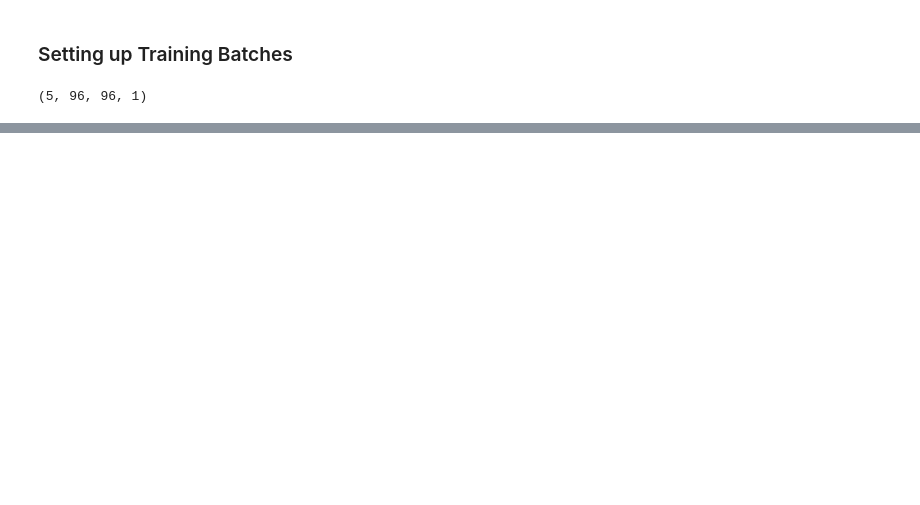
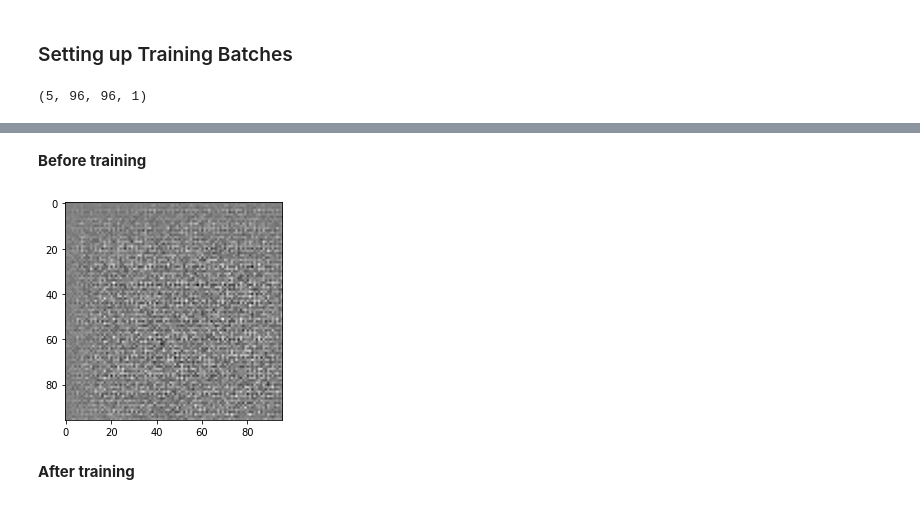
Before and after one commit to monikachudyba/ArtificialNeuralNetworkProjects, a Jupyter notebook: GAN-Simpsons.ipynb, the cells around one changed output, grey strips where cells are left out. Cells and saved outputs as stored; diff of their text form; code cells hidden in the pictures; blank space fills up the shorter version.

Commit message:
GAN first training

```diff
--- a/GAN-Simpsons.ipynb
+++ b/GAN-Simpsons.ipynb
@@ -150,6 +151,8 @@ Total params: 835,841
 Trainable params: 835,393
 Non-trainable params: 448
 _________________________________________________________________
+# %%
+generator_0 = generator
 # %%
 # "weights-{epoch:03d}-{val_loss:.4f}.hdf5"
 # cp_callback = tf.keras.callbacks.ModelCheckpoint(checkpoint_dir, monitor='val_loss',
@@ -256,2 +278,13 @@ plt.imshow(noise)
+# %% [markdown]
+**Before training**
+# %%
+img_before = generator_0(noise)
+# %%
+plt.imshow(img_before[0].numpy().reshape(96,96), cmap='Greys')
+plt.show()
+# %% [output]
+[figure, added]
+# %% [markdown]
+**After training**
 # %%
 images = generator(noise)
```
Also changed, not shown: parts of 13 cells of this notebook.
